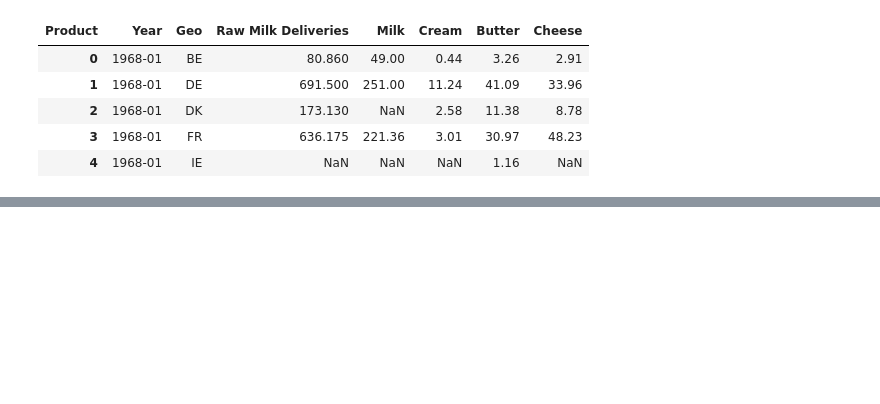
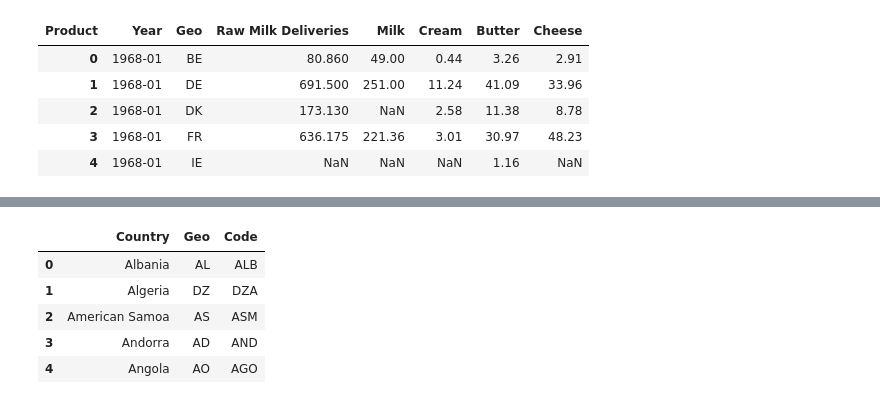
Before and after one commit to AntonyWalsh/CA2-DS, a Jupyter notebook: CA2.ipynb, the cells around one changed output, grey strips where cells are left out. Saved outputs shown, nothing was run; the diff lists cells and outputs as text; code cells hidden in the pictures; blank space fills up the shorter version.

```diff
--- a/CA2.ipynb
+++ b/CA2.ipynb
@@ -207,0 +184,9 @@ fig.show()
+# %%
+df_CountryCode.head()
+# %% [output]
+|  | Country | Geo | Code |
+| 0 | Albania | AL | ALB |
+| 1 | Algeria | DZ | DZA |
+| 2 | American Samoa | AS | ASM |
+| 3 | Andorra | AD | AND |
+| 4 | Angola | AO | AGO |
```
Also changed, not shown: parts of 12 cells of this notebook, 2 other files.
